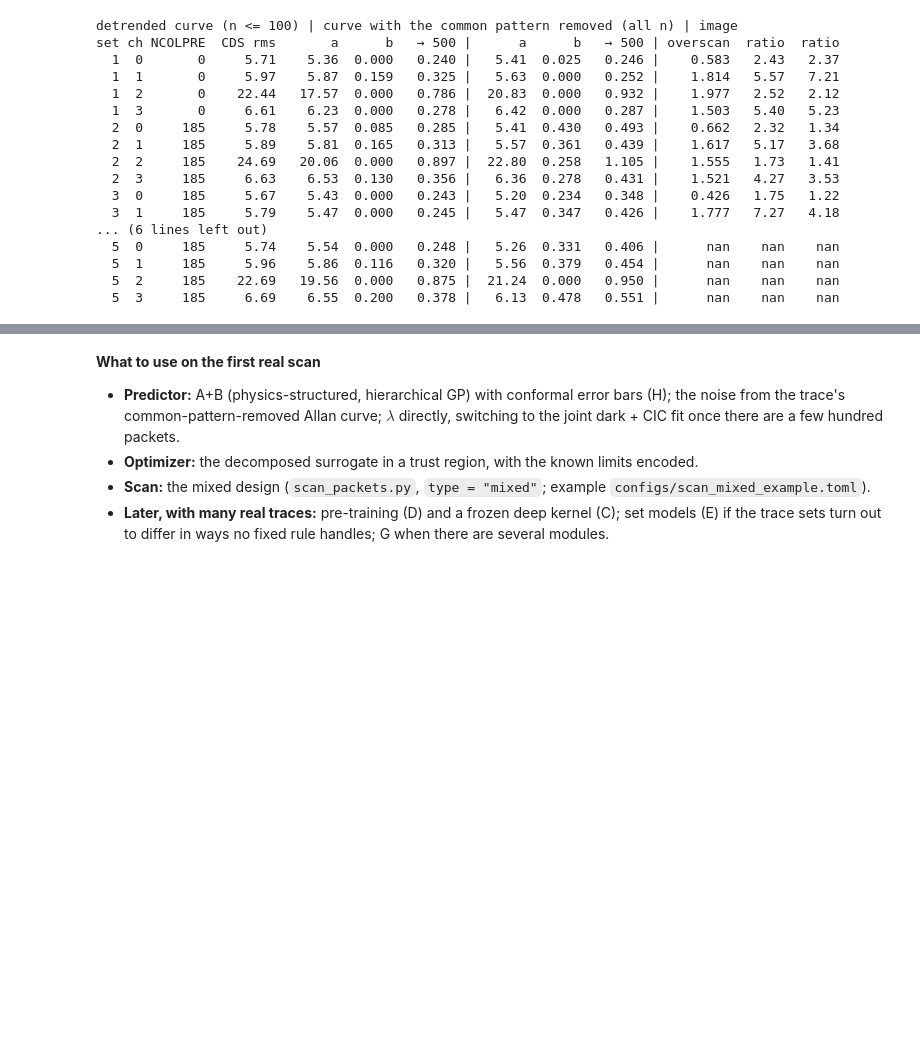
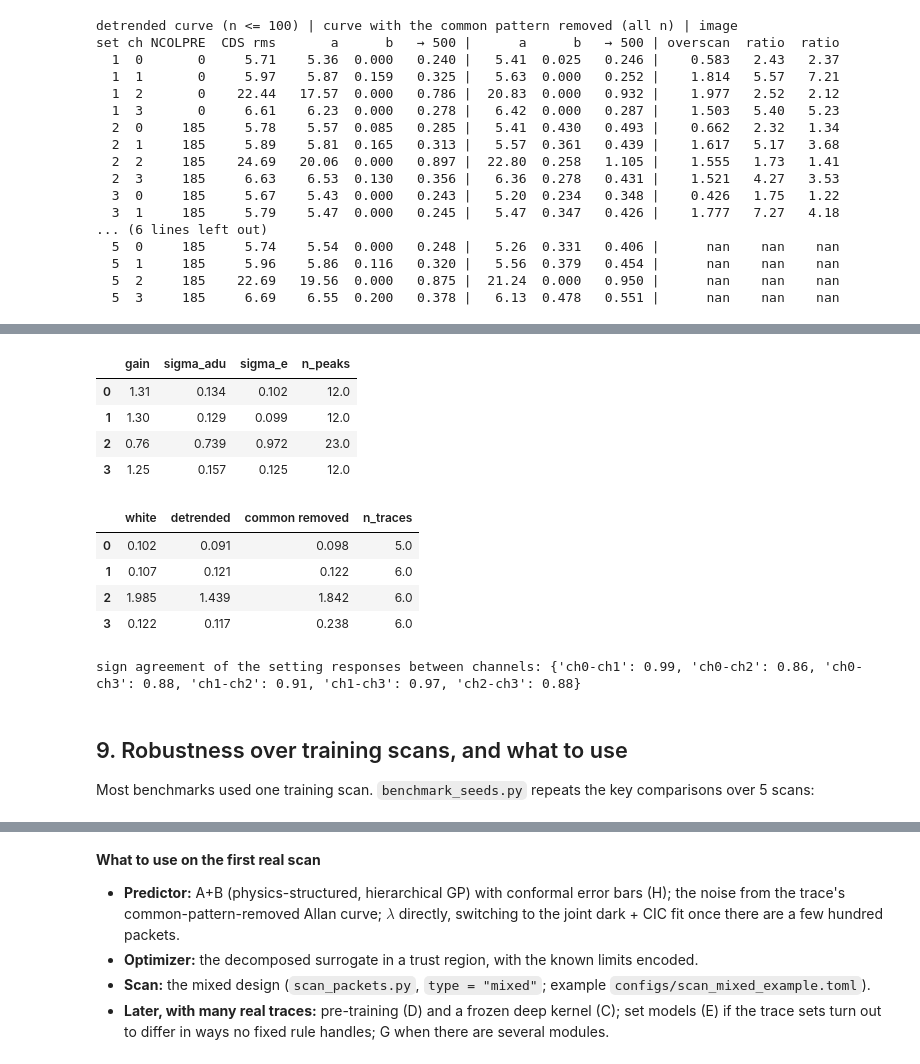
Before and after one commit to Dylan-Rosenmerkel/ccd_opt_ml, a Jupyter notebook: notebooks/ml_remaining_models.ipynb, the cells around one changed output, grey strips where cells are left out. Cells and saved outputs as stored; diff of their text form; code cells hidden in the pictures; blank space fills up the shorter version.

```diff
--- a/notebooks/ml_remaining_models.ipynb
+++ b/notebooks/ml_remaining_models.ipynb
@@ -320,3 +385,25 @@ Most benchmarks used one training scan. `benchmark_seeds.py` repeats the key com
+# %%
+R2 = load("real_amplifier_check.json")
+if R2:
+    display(pd.DataFrame(R2["image"]).T.round(3))
+    display(pd.DataFrame(R2["traces"]).T[["white", "detrended", "common removed", "n_traces"]].round(3))
+    print("sign agreement of the setting responses between channels:", {k: round(v, 2) for k, v in R2["responses"]["sign agreement"].items()})
+# %% [output]
+|  | gain | sigma_adu | sigma_e | n_peaks |
+| 0 | 1.31 | 0.134 | 0.102 | 12.0 |
+| 1 | 1.30 | 0.129 | 0.099 | 12.0 |
+| 2 | 0.76 | 0.739 | 0.972 | 23.0 |
+| 3 | 1.25 | 0.157 | 0.125 | 12.0 |
+|  | white | detrended | common removed | n_traces |
+| 0 | 0.102 | 0.091 | 0.098 | 5.0 |
+| 1 | 0.107 | 0.121 | 0.122 | 6.0 |
+| 2 | 1.985 | 1.439 | 1.842 | 6.0 |
+| 3 | 0.122 | 0.117 | 0.238 | 6.0 |
+sign agreement of the setting responses between channels: {'ch0-ch1': 0.99, 'ch0-ch2': 0.86, 'ch0-ch3': 0.88, 'ch1-ch2': 0.91, 'ch1-ch3': 0.97, 'ch2-ch3': 0.88}
+# %% [markdown]
+## 9. Robustness over training scans, and what to use
+
+Most benchmarks used one training scan. `benchmark_seeds.py` repeats the key comparisons over 5 scans:
 # %%
 R = load("seeds_summary.json")
 if R:
```
Also changed, not shown: parts of 7 cells of this notebook, 2 other files.
